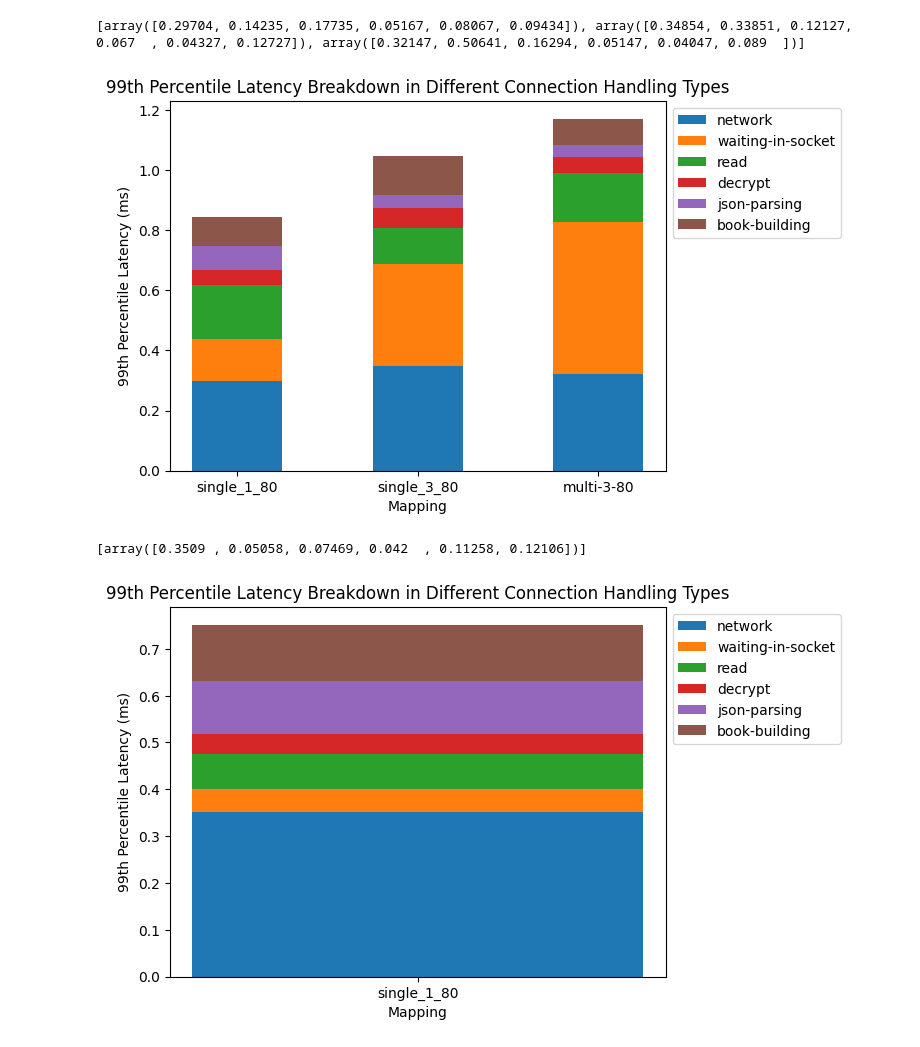
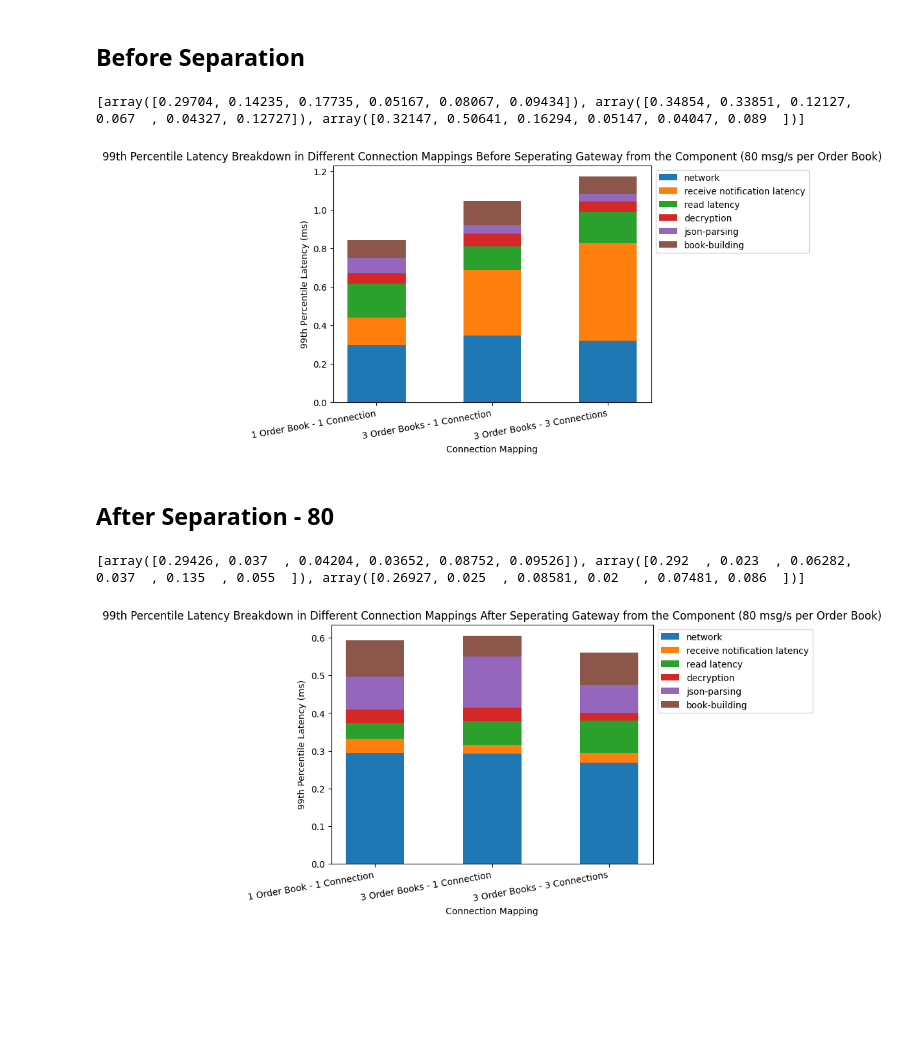
Before and after one commit to alptugp/HFT-System, a Jupyter notebook: analysis.ipynb, the cells around one changed output. Cells and saved outputs as stored; diff of their text form; code cells hidden in the pictures; blank space fills up the shorter version.

```diff
--- a/analysis.ipynb
+++ b/analysis.ipynb
@@ -1,3 +1,5 @@
+# %% [markdown]
+## Before Separation
 # %%
 import matplotlib.pyplot as plt
 import numpy as np
@@ -15,53 +17,56 @@ def filter_lines(file_path):
     return filtered_lines
 
 # Read and filter each file
-files.append(filter_lines("mapping-kraken-book-builder/single-1-80-kraken.txt"))
-files.append(filter_lines("mapping-kraken-book-builder/single-3-80-kraken.txt"))
-files.append(filter_lines("mapping-kraken-book-builder/multi-3-80-kraken.txt"))
+files.append(filter_lines("before-separation-mapping-kraken-book-builder/single-1-80-kraken.txt"))
+files.append(filter_lines("before-separation-mapping-kraken-book-builder/single-3-80-kraken.txt"))
+files.append(filter_lines("before-separation-mapping-kraken-book-builder/multi-3-80-kraken.txt"))
 
 types = (
-    "single_1_80",
-    "single_3_80",
-    "multi-3-80",
+    "1 Order Book - 1 Connection",
+    "3 Order Books - 1 Connection",
+    "3 Order Books - 3 Connections",
 )
 
 # Convert the filtered lines into NumPy arrays
 datas = [np.array([[float(val) for val in line.strip().split(',')] for line in file]) for file in files]
 
 # # Calculate the 99th percentile for each column
 # processed_datas = list(map(lambda d:  np.percentile(d, 99, axis=0), datas))
 processed_datas = list(map(lambda d:  np.percentile(d, 99, axis=0), datas))
 
 print(processed_datas)
 latency_percentiles_99 = {
     "network": np.array([processed_data[0] for processed_data in processed_datas]),
-    "waiting-in-socket": np.array([processed_data[1] for processed_data in processed_datas]),
-    "read": np.array([processed_data[2] for processed_data in processed_datas]),
-    "decrypt": np.array([processed_data[3] for processed_data in processed_datas]),
+    "receive notification latency": np.array([processed_data[1] for processed_data in processed_datas]),
+    "read latency": np.array([processed_data[2] for processed_data in processed_datas]),
+    "decryption": np.array([processed_data[3] for processed_data in processed_datas]),
     "json-parsing": np.array([processed_data[4] for processed_data in processed_datas]),
     "book-building": np.array([processed_data[5] for processed_data in processed_datas]),
 }
 
 width = 0.5
 
 fig, ax = plt.subplots()
 total_latency = np.zeros(len(types))
 
 for stage, latency in latency_percentiles_99.items():
     p = ax.bar(types, latency, width, label=stage, bottom=total_latency)
     total_latency += latency
 
-ax.set_title("99th Percentile Latency Breakdown in Different Connection Handling Types")
+ax.set_title("99th Percentile Latency Breakdown in Different Connection Mappings Before Seperating Gateway from the Component (80 msg/s per Order Book)")
 
-ax.set_xlabel('Mapping')
+ax.set_xlabel('Connection Mapping')
 ax.set_ylabel('99th Percentile Latency (ms)')
+plt.xticks(rotation=10, ha='right')
 
 ax.legend(loc='upper left', bbox_to_anchor=(1, 1))
 
 plt.show()
 # %% [output]
 [array([0.29704, 0.14235, 0.17735, 0.05167, 0.08067, 0.09434]), array([0.34854, 0.33851, 0.12127, 0.067  , 0.04327, 0.12727]), array([0.32147, 0.50641, 0.16294, 0.05147, 0.04047, 0.089  ])]
-[figure, old version]
+[figure, new version]
+# %% [markdown]
+## After Separation - 80
 # %%
 import matplotlib.pyplot as plt
 import numpy as np
@@ -74,19 +79,19 @@ def filter_lines(file_path):
     with open(file_path, "r") as file:
         for line in file:
             values = [float(val) for val in line.strip().split(',')]
-            if all(val < 1 for val in values) and values[0] < 0.5:
+            if all(val < 1 for val in values) and values[0] < 0.3:
                 filtered_lines.append(line)
     return filtered_lines
 
 # Read and filter each file
-files.append(filter_lines("after-separation-kraken-book-builder/new.txt"))
-# files.append(filter_lines("after-separation-kraken-book-builder/single-3-80-kraken.txt"))
-# files.append(filter_lines("after-separation-kraken-book-builder/multi-3-80-kraken.txt"))
+files.append(filter_lines("after-separation-kraken-book-builder/single-1-80.txt"))
+files.append(filter_lines("after-separation-kraken-book-builder/single-3-80.txt"))
+files.append(filter_lines("after-separation-kraken-book-builder/multi-3-80.txt"))
 
 types = (
-    "single_1_80",
-    # "single_3_80",
-    # "multi-3-80",
+    "1 Order Book - 1 Connection",
+    "3 Order Books - 1 Connection",
+    "3 Order Books - 3 Connections",
 )
 
 # Convert the filtered lines into NumPy arrays
@@ -99,9 +104,9 @@ processed_datas = list(map(lambda d:  np.percentile(d, 99, axis=0), datas))
 print(processed_datas)
 latency_percentiles_99 = {
     "network": np.array([processed_data[0] for processed_data in processed_datas]),
-    "waiting-in-socket": np.array([processed_data[1] for processed_data in processed_datas]),
-    "read": np.array([processed_data[2] for processed_data in processed_datas]),
-    "decrypt": np.array([processed_data[3] for processed_data in processed_datas]),
+    "receive notification latency": np.array([processed_data[1] for processed_data in processed_datas]),
+    "read latency": np.array([processed_data[2] for processed_data in processed_datas]),
+    "decryption": np.array([processed_data[3] for processed_data in processed_datas]),
     "json-parsing": np.array([processed_data[4] for processed_data in processed_datas]),
     "book-building": np.array([processed_data[5] for processed_data in processed_datas]),
 }
@@ -115,14 +120,15 @@ for stage, latency in latency_percentiles_99.items():
     p = ax.bar(types, latency, width, label=stage, bottom=total_latency)
     total_latency += latency
 
-ax.set_title("99th Percentile Latency Breakdown in Different Connection Handling Types")
+ax.set_title("99th Percentile Latency Breakdown in Different Connection Mappings After Seperating Gateway from the Component (80 msg/s per Order Book)")
 
-ax.set_xlabel('Mapping')
+ax.set_xlabel('Connection Mapping')
 ax.set_ylabel('99th Percentile Latency (ms)')
+plt.xticks(rotation=10, ha='right')
 
 ax.legend(loc='upper left', bbox_to_anchor=(1, 1))
 
 plt.show()
 # %% [output]
-[array([0.3509 , 0.05058, 0.07469, 0.042  , 0.11258, 0.12106])]
+[array([0.29426, 0.037  , 0.04204, 0.03652, 0.08752, 0.09526]), array([0.292  , 0.023  , 0.06282, 0.037  , 0.135  , 0.055  ]), array([0.26927, 0.025  , 0.08581, 0.02   , 0.07481, 0.086  ])]
-[figure, old version]
+[figure, new version]
```
Also changed, not shown: parts of 14 cells of this notebook, 6 other files.
